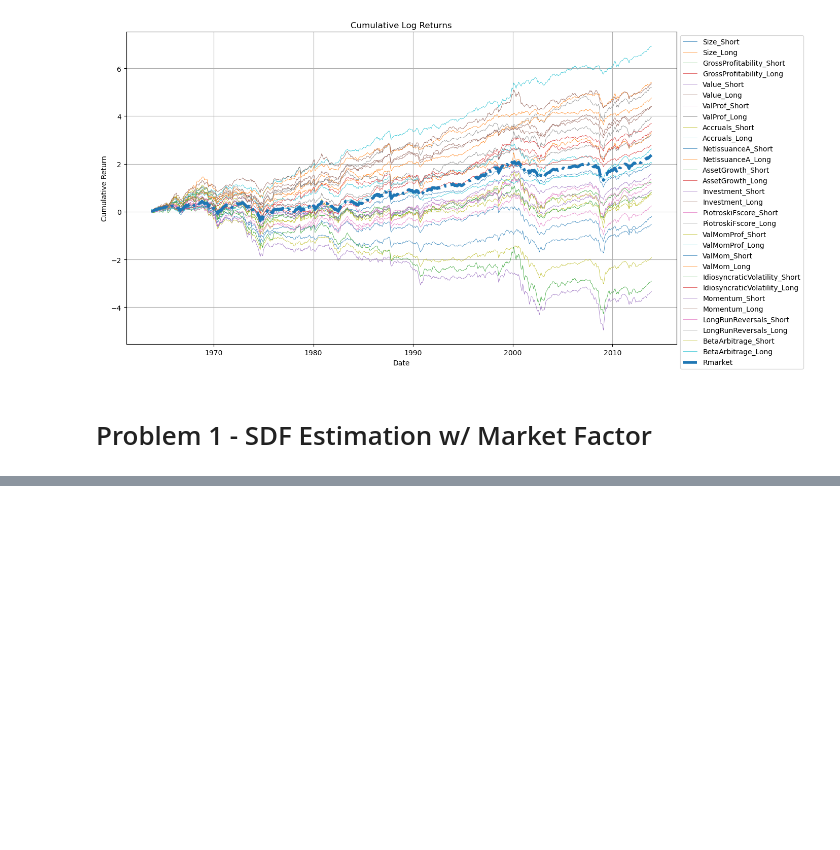
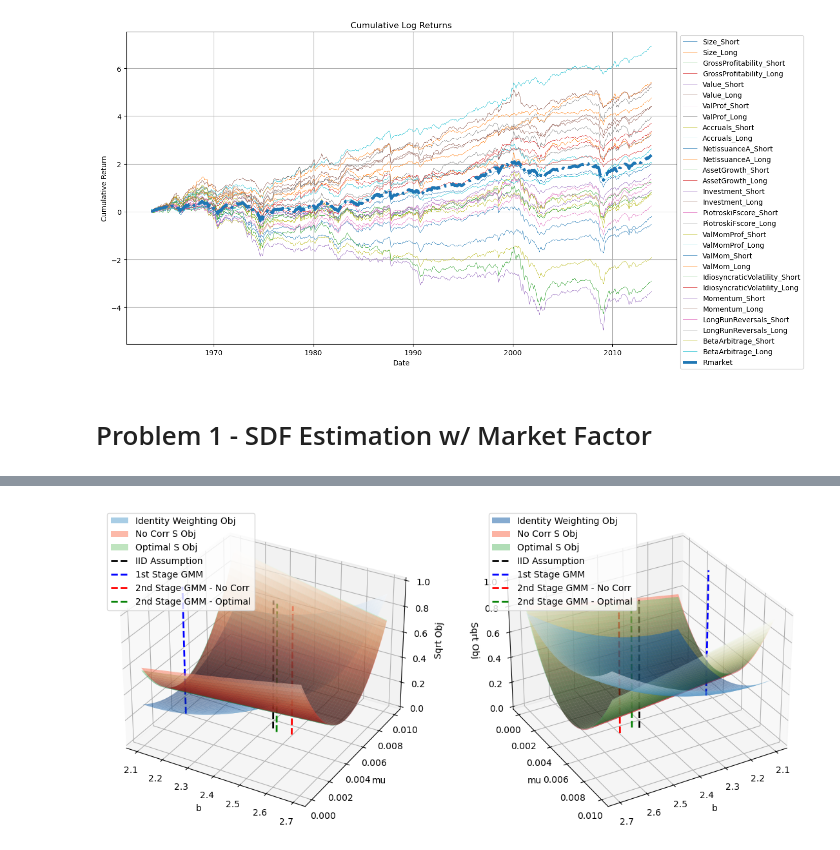
Before and after one commit to trpotter72/W24, a Jupyter notebook: AP/HW1/HW1.ipynb, the cells around one changed output, grey strips where cells are left out. Cells and saved outputs as stored; diff of their text form; code cells hidden in the pictures; blank space fills up the shorter version.

```diff
--- a/AP/HW1/HW1.ipynb
+++ b/AP/HW1/HW1.ipynb
@@ -308,0 +471,98 @@ print(
+# %%
+# Plots of theta_hat versus objective function defined by choice of weighting matrix
+# Define the range for mu and b
+b_range = np.linspace(2.1, 2.7, 100)
+mu_range = np.linspace(0, 0.01, 100)
+S_optimal_inv = inv(S_gmm_optimal)
+S_ind_inv = inv(S_gmm_ind)
+W = np.eye(N + 2 * F.shape[1])
+theta_hat_gmm_ind = q1_results["GMM_Ind"]["b_hat"][0], q1_results["GMM_Ind"]["mu_hat"][0]
+theta_hat_gmm_opt = q1_results["GMM_Opt"]["b_hat"][0], q1_results["GMM_Opt"]["mu_hat"][0]
+
+# Create a meshgrid for mu and b
+b_grid, mu_grid = np.meshgrid(b_range, mu_range)
+
+# Calculate the GMM objective function for each pair of (mu, b)
+def get_objective_grid(b_grid, mu_grid, X, W):
+    obj_values = np.array(
+        [
+            gmm_objective_and_gradient(np.array([b, mu]), X, W)[0]
+            for b, mu in zip(np.ravel(b_grid), np.ravel(mu_grid))
+        ]
+    )
+    return obj_values.reshape(mu_grid.shape)
+
+optimal_obj_grid = get_objective_grid(b_grid, mu_grid, X, S_optimal_inv)
+
+# Positive affine rescale to make comparable to optimal_obj_grid
+no_corr_obj_grid = get_objective_grid(b_grid, mu_grid, X, S_ind_inv)
+no_corr_obj_grid = no_corr_obj_grid / (no_corr_obj_grid.max() - no_corr_obj_grid.min()) * (optimal_obj_grid.max() - optimal_obj_grid.min())
+no_corr_obj_grid = no_corr_obj_grid - no_corr_obj_grid.mean() + optimal_obj_grid.mean()
+identity_obj_grid = get_objective_grid(b_grid, mu_grid, X, W)
+identity_obj_grid = identity_obj_grid / (identity_obj_grid.max() - identity_obj_grid.min()) * (optimal_obj_grid.max()-optimal_obj_grid.min())
+identity_obj_grid = identity_obj_grid - identity_obj_grid.mean() + optimal_obj_grid.mean()
+def add_theta_line(ax, theta_hat, color, label):
+    ax.plot([theta_hat[0]], [theta_hat[1]], [0, 1], color=color, linestyle="--", linewidth=2, label=label)
+
+def add_objective_surface(ax, obj_grid, color, label):
+    ax.plot_surface(b_grid, mu_grid, obj_grid, cmap=color, alpha=0.5, label=label)
+    ax.set_xlabel("b")
+    ax.set_ylabel("mu")
+    ax.set_zlabel("Sqrt Obj")
+
+fig = plt.figure(figsize=(14, 10))
+ax1 = fig.add_subplot(121, projection="3d")
+add_objective_surface(ax1, identity_obj_grid, "Blues_r", "Identity Weighting Obj")
+add_objective_surface(ax1, no_corr_obj_grid, "Reds_r", "No Corr S Obj")
+add_objective_surface(ax1, optimal_obj_grid, "Greens_r", "Optimal S Obj")
+add_theta_line(ax1, theta_hat_iid, "black", "IID Assumption")
+add_theta_line(ax1, theta_hat_gmm, "blue", "1st Stage GMM")
+add_theta_line(ax1, theta_hat_gmm_ind, "red", "2nd Stage GMM - No Corr")
+add_theta_line(ax1, theta_hat_gmm_opt, "green", "2nd Stage GMM - Optimal")
+ax1.legend(loc="upper left")
+
+ax2 = fig.add_subplot(122, projection="3d")
+add_objective_surface(ax2, identity_obj_grid, "Blues_r", "Identity Weighting Obj")
+add_objective_surface(ax2, no_corr_obj_grid, "Reds_r", "No Corr S Obj")
+add_objective_surface(ax2, optimal_obj_grid, "Greens_r", "Optimal S Obj")
+add_theta_line(ax2, theta_hat_iid, "black", "IID Assumption")
+add_theta_line(ax2, theta_hat_gmm, "blue", "1st Stage GMM")
+add_theta_line(ax2, theta_hat_gmm_ind, "red", "2nd Stage GMM - No Corr")
+add_theta_line(ax2, theta_hat_gmm_opt, "green", "2nd Stage GMM - Optimal")
+ax2.view_init(elev=30, azim=60)  # Change the view angle
+ax2.legend(loc="upper left")
+
+# 2D Subplots for b and mu vs Objective Function
+fig, (ax3, ax4) = plt.subplots(1, 2, figsize=(14, 6))
+
+# Plot b vs Objective Function @ mu_hat from Optimal GMM
+mu_idx = (np.abs(mu_range - theta_hat_gmm_opt[1])).argmin()
+ax3.plot(b_range, identity_obj_grid[mu_idx, :], label="Identity Weighting Obj", color="blue")
+ax3.plot(b_range, no_corr_obj_grid[mu_idx, :], label="No Corr S Obj", color="red")
+ax3.plot(b_range, optimal_obj_grid[mu_idx, :], label="Optimal S Obj", color="green")
+ax3.axvline(x=theta_hat_iid[0], color="black", linestyle="--", label="IID Assumption")
+ax3.axvline(x=theta_hat_gmm[0], color="blue", linestyle="--", label="1st Stage GMM")
+ax3.axvline(x=theta_hat_gmm_ind[0], color="red", linestyle="--", label="2nd Stage GMM - No Corr")
+ax3.axvline(x=theta_hat_gmm_opt[0], color="green", linestyle="--", label="2nd Stage GMM - Optimal")
+ax3.set_xlabel("b")
+ax3.set_ylabel("Objective Function")
+ax3.legend(loc="upper left")
+ax3.set_title(f"b vs Objective Function @ mu={theta_hat_gmm_opt[1]:.4g}")
+
+# Plot mu vs Objective Function @b_hat from Optimal GMM
+b_idx = (np.abs(b_range - theta_hat_gmm_opt[0])).argmin()
+ax4.plot(mu_range, identity_obj_grid[:, b_idx], label="Identity Weighting Obj", color="blue")
+ax4.plot(mu_range, no_corr_obj_grid[:, b_idx], label="No Corr S Obj", color="red")
+ax4.plot(mu_range, optimal_obj_grid[:, b_idx], label="Optimal S Obj", color="green")
+ax4.axvline(x=theta_hat_iid[1], color="black", linestyle="--", label="IID Assumption")
+ax4.axvline(x=theta_hat_gmm[1], color="blue", linestyle="--", label="1st Stage GMM")
+ax4.axvline(x=theta_hat_gmm_ind[1], color="red", linestyle="--", label="2nd Stage GMM - No Corr")
+ax4.axvline(x=theta_hat_gmm_opt[1], color="green", linestyle="--", label="2nd Stage GMM - Optimal")
+ax4.set_xlabel("mu")
+ax4.set_ylabel("Objective Function")
+ax4.legend(loc="upper left")
+ax4.set_title(f"mu vs Objective Function @ b={theta_hat_gmm_opt[0]:.4g}")
+plt.tight_layout()
+plt.show()
+# %% [output]
+[figure, added]
```
Also changed, not shown: parts of 22 cells of this notebook, 1 other file.
